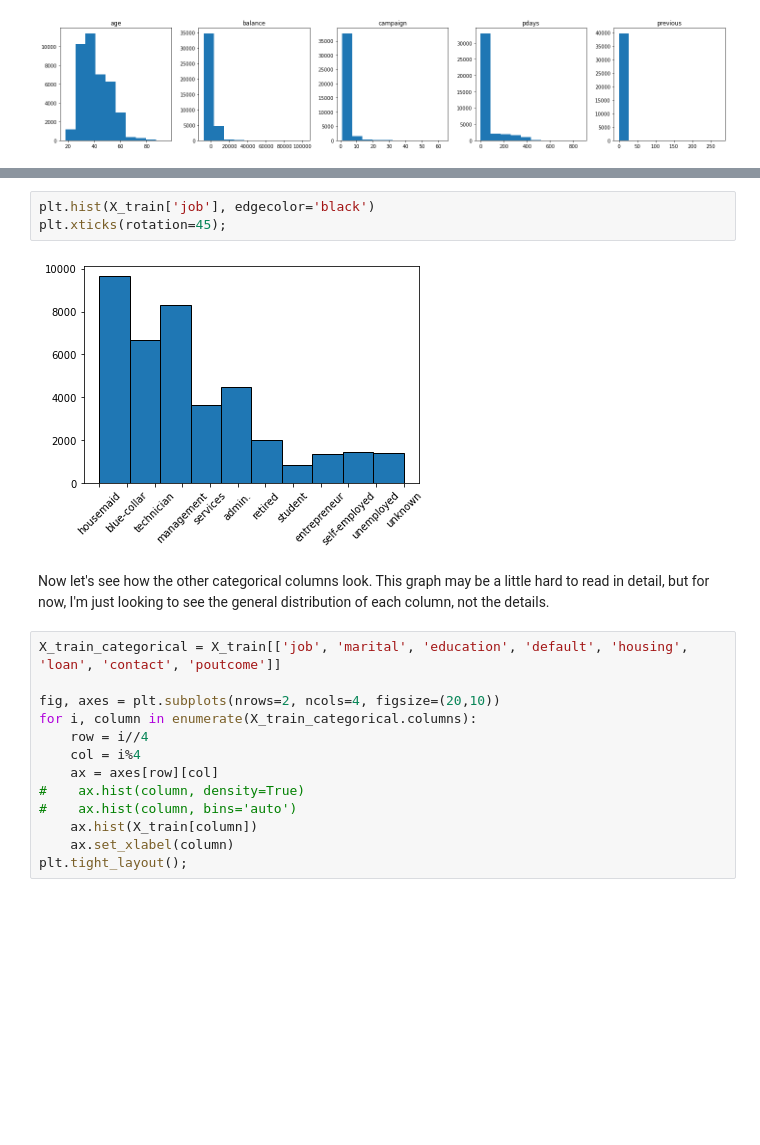
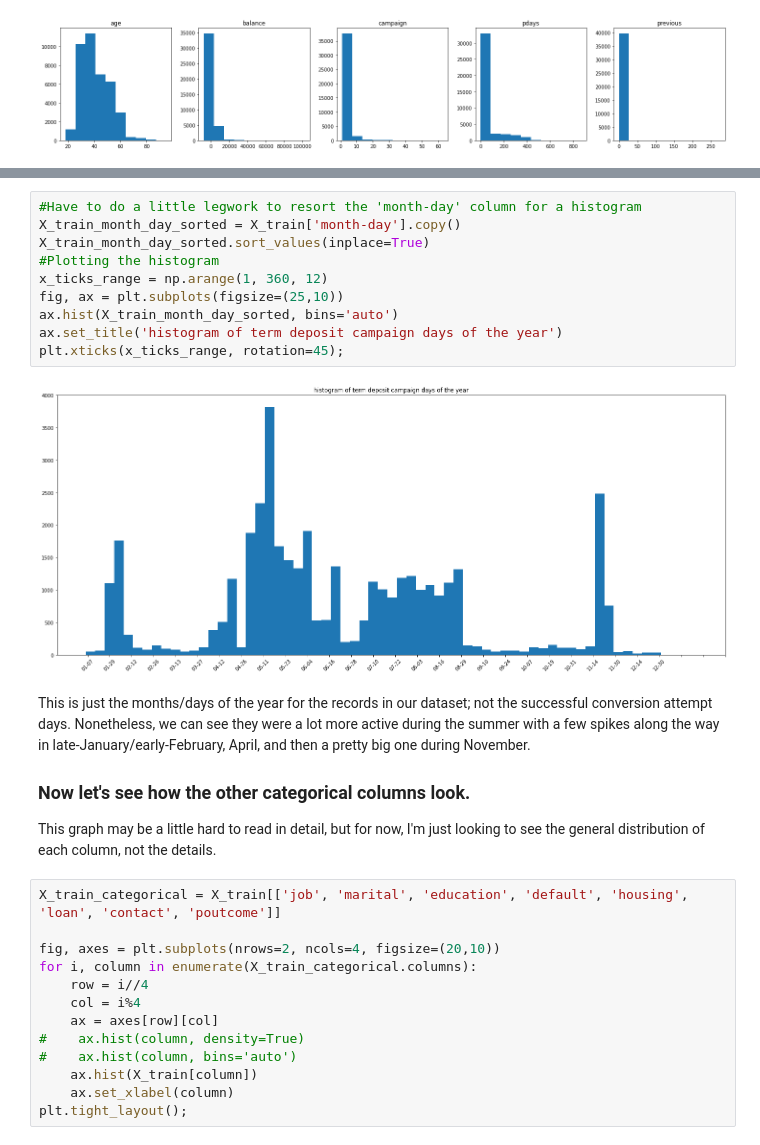
Before and after one commit to joeldmott/bank_marketing_classification_project, a Jupyter notebook: project_notebook.ipynb, the cells around one changed output, grey strips where cells are left out. Saved outputs shown, nothing was run; the diff lists cells and outputs as text; blank space fills up the shorter version.

```diff
--- a/project_notebook.ipynb
+++ b/project_notebook.ipynb
@@ -227,10 +238,21 @@ plt.hist(X_train['month'], bins=12);
-# %%
-plt.hist(X_train['job'], edgecolor='black')
-plt.xticks(rotation=45);
-# %% [output]
-[figure, removed]
+# %%
+#Have to do a little legwork to resort the 'month-day' column for a histogram
+X_train_month_day_sorted = X_train['month-day'].copy()
+X_train_month_day_sorted.sort_values(inplace=True)
+#Plotting the histogram
+x_ticks_range = np.arange(1, 360, 12)
+fig, ax = plt.subplots(figsize=(25,10))
+ax.hist(X_train_month_day_sorted, bins='auto')
+ax.set_title('histogram of term deposit campaign days of the year')
+plt.xticks(x_ticks_range, rotation=45);
+# %% [output]
+[figure, added]
 # %% [markdown]
-Now let's see how the other categorical columns look. This graph may be a little hard to read in detail, but for now, I'm just looking to see the general distribution of each column, not the details.
+This is just the months/days of the year for the records in our dataset; not the successful conversion attempt days. Nonetheless, we can see they were a lot more active during the summer with a few spikes along the way in late-January/early-February, April, and then a pretty big one during November.
+
+### Now let's see how the other categorical columns look.
+
+This graph may be a little hard to read in detail, but for now, I'm just looking to see the general distribution of each column, not the details.
 # %%
 X_train_categorical = X_train[['job', 'marital', 'education', 'default', 'housing', 'loan', 'contact', 'poutcome']]
 
```
Also changed, not shown: parts of 33 cells of this notebook.
